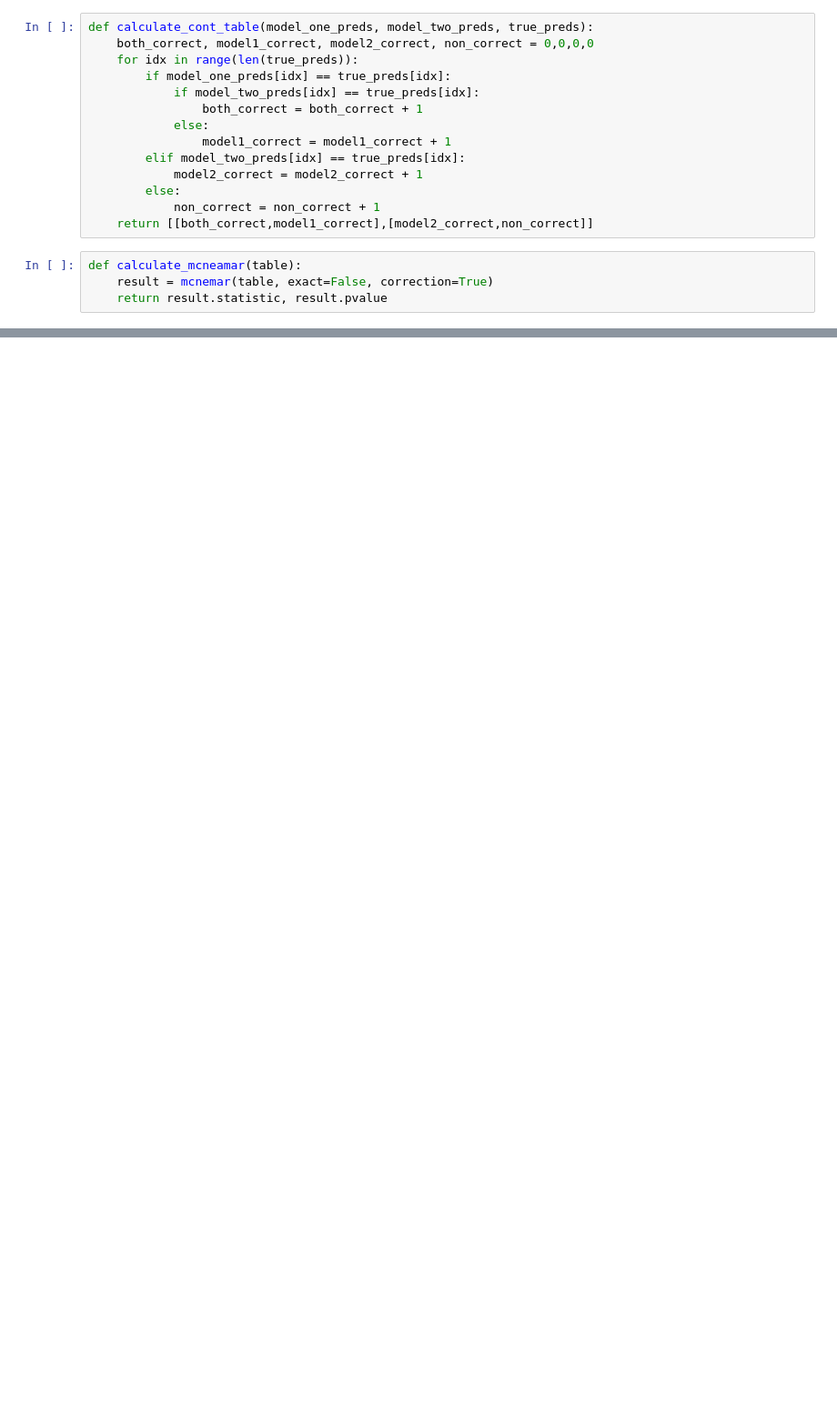
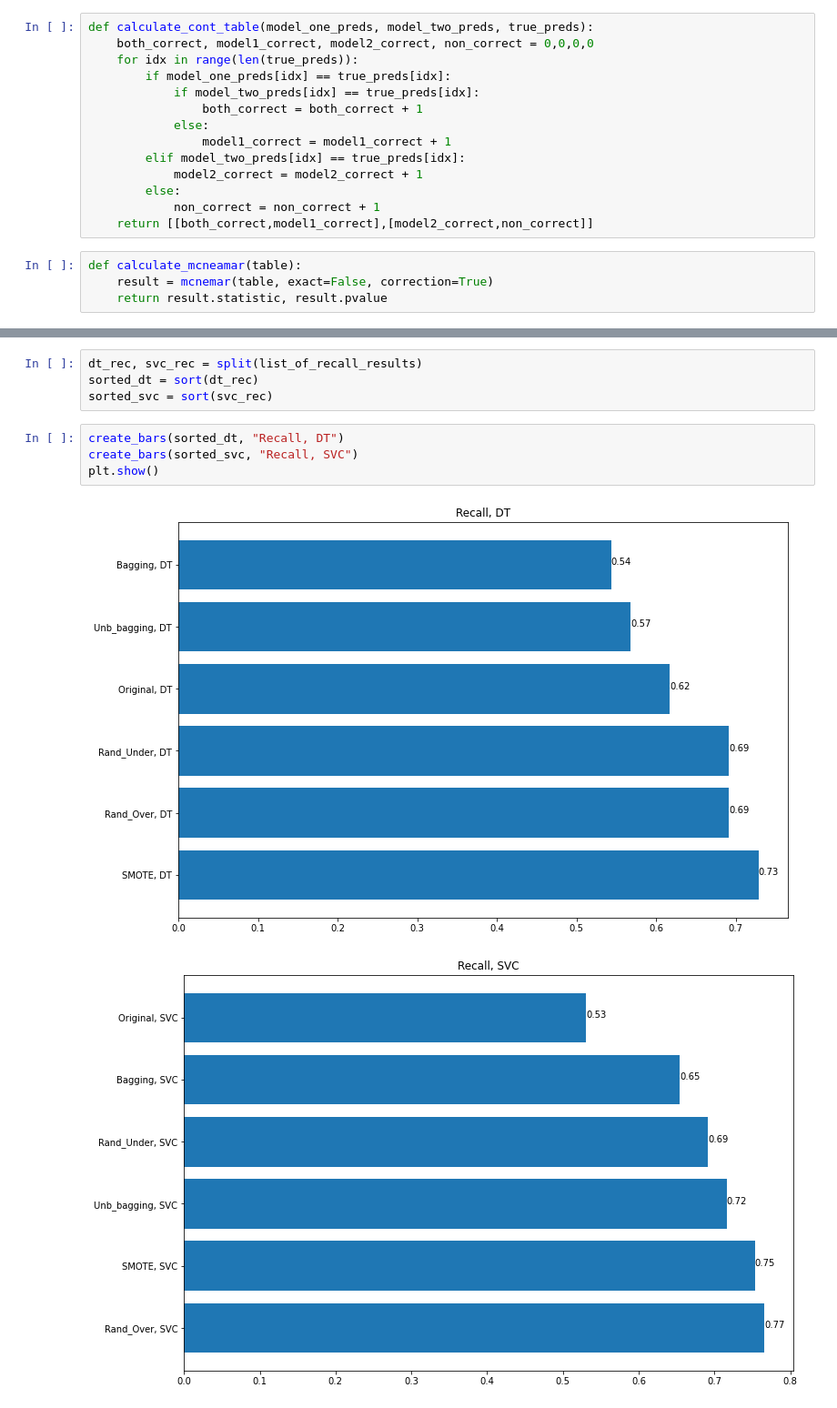
Before and after one commit to mazzardi/DAMI2, a Jupyter notebook: final_final.ipynb, the cells around one changed output, grey strips where cells are left out. Shown at 91% size. Saved outputs shown, nothing was run; the diff lists cells and outputs as text; blank space fills up the shorter version.

```diff
--- a/final_final.ipynb
+++ b/final_final.ipynb
@@ -519,0 +596,11 @@ print(get_mcnemar_df())
+# %%
+dt_rec, svc_rec = split(list_of_recall_results)
+sorted_dt = sort(dt_rec)
+sorted_svc = sort(svc_rec)
+# %%
+create_bars(sorted_dt, "Recall, DT")
+create_bars(sorted_svc, "Recall, SVC")
+plt.show()
+# %% [output]
+[figure, added]
+[figure, added]
```
Also changed, not shown: parts of 36 cells of this notebook, 1 other file.
